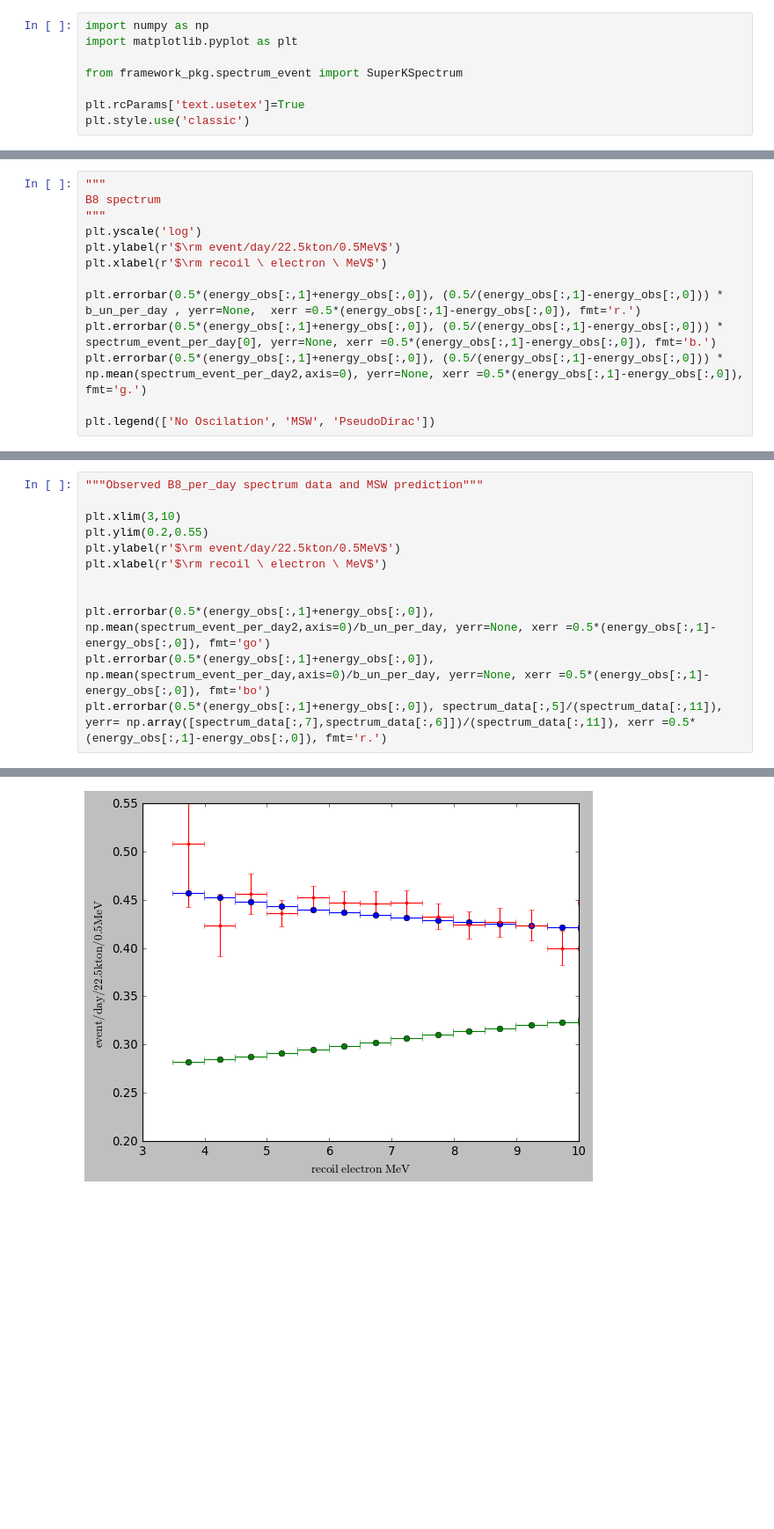
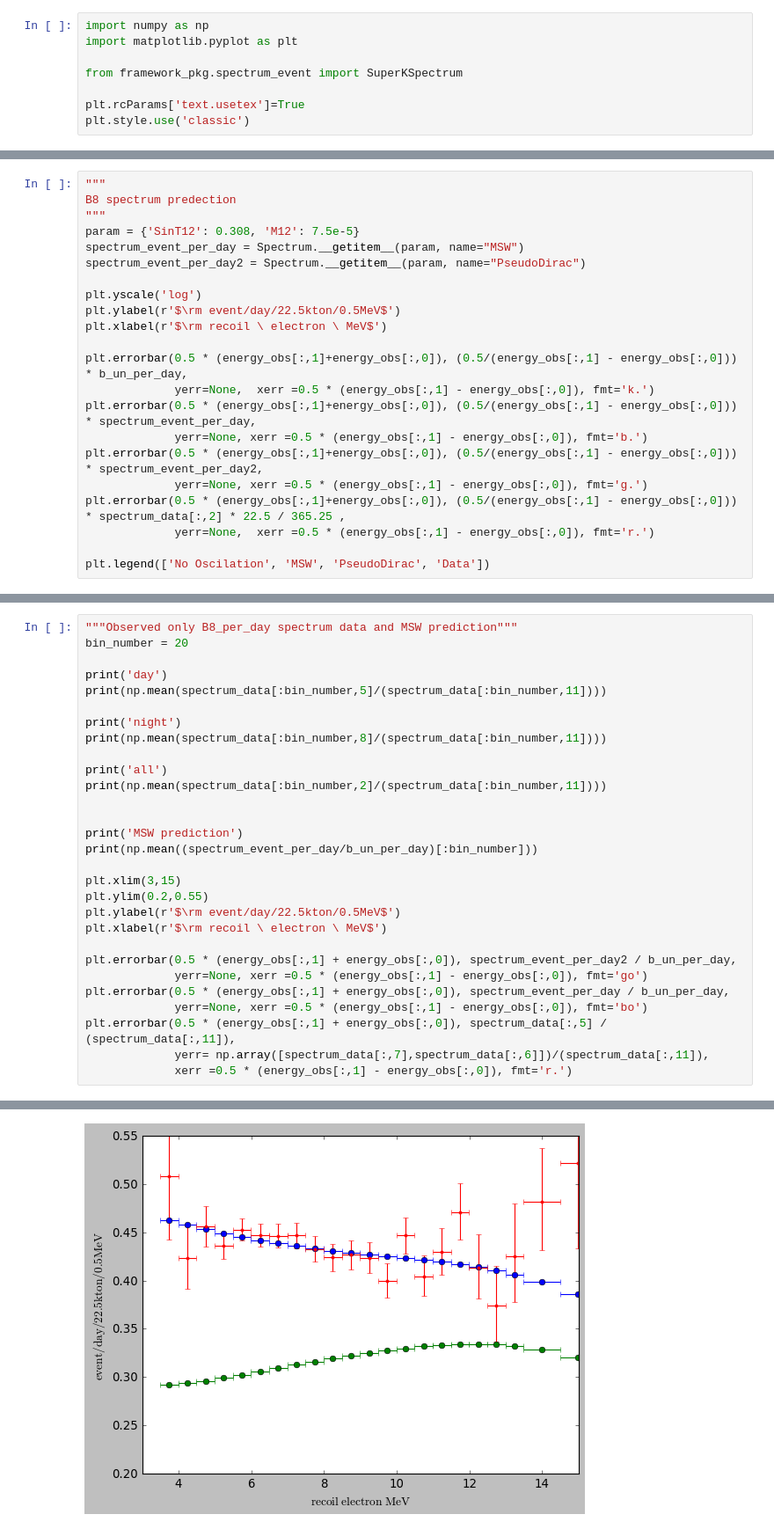
Before and after one commit to SaeedAnsarifard/NeuMod, a Jupyter notebook: Tutorial_Spectrum.ipynb, the cells around one changed output, grey strips where cells are left out. Shown: that part at 88% size. Cells and saved outputs as stored; diff of their text form; blank space fills up the shorter version.

```diff
--- a/Tutorial_Spectrum.ipynb
+++ b/Tutorial_Spectrum.ipynb
@@ -34,15 +49,24 @@ plt.errorbar(0.5*(energy_obs[:,1]+energy_obs[:,0]), (0.5/(energy_obs[:,1]-energy
 # %%
 """
-B8 spectrum
+B8 spectrum predection
 """
+param = {'SinT12': 0.308, 'M12': 7.5e-5}
+spectrum_event_per_day = Spectrum.__getitem__(param, name="MSW")
+spectrum_event_per_day2 = Spectrum.__getitem__(param, name="PseudoDirac")
+
 plt.yscale('log')
 plt.ylabel(r'$\rm event/day/22.5kton/0.5MeV$')
 plt.xlabel(r'$\rm recoil \ electron \ MeV$')
 
-plt.errorbar(0.5*(energy_obs[:,1]+energy_obs[:,0]), (0.5/(energy_obs[:,1]-energy_obs[:,0])) * b_un_per_day , yerr=None,  xerr =0.5*(energy_obs[:,1]-energy_obs[:,0]), fmt='r.')
-plt.errorbar(0.5*(energy_obs[:,1]+energy_obs[:,0]), (0.5/(energy_obs[:,1]-energy_obs[:,0])) * spectrum_event_per_day[0], yerr=None, xerr =0.5*(energy_obs[:,1]-energy_obs[:,0]), fmt='b.')
-plt.errorbar(0.5*(energy_obs[:,1]+energy_obs[:,0]), (0.5/(energy_obs[:,1]-energy_obs[:,0])) * np.mean(spectrum_event_per_day2,axis=0), yerr=None, xerr =0.5*(energy_obs[:,1]-energy_obs[:,0]), fmt='g.')
+plt.errorbar(0.5 * (energy_obs[:,1]+energy_obs[:,0]), (0.5/(energy_obs[:,1] - energy_obs[:,0])) * b_un_per_day,
+             yerr=None,  xerr =0.5 * (energy_obs[:,1] - energy_obs[:,0]), fmt='k.')
+plt.errorbar(0.5 * (energy_obs[:,1]+energy_obs[:,0]), (0.5/(energy_obs[:,1] - energy_obs[:,0])) * spectrum_event_per_day,
+             yerr=None, xerr =0.5 * (energy_obs[:,1] - energy_obs[:,0]), fmt='b.')
+plt.errorbar(0.5 * (energy_obs[:,1]+energy_obs[:,0]), (0.5/(energy_obs[:,1] - energy_obs[:,0])) * spectrum_event_per_day2,
+             yerr=None, xerr =0.5 * (energy_obs[:,1] - energy_obs[:,0]), fmt='g.')
+plt.errorbar(0.5 * (energy_obs[:,1]+energy_obs[:,0]), (0.5/(energy_obs[:,1] - energy_obs[:,0])) * spectrum_data[:,2] * 22.5 / 365.25 ,
+             yerr=None,  xerr =0.5 * (energy_obs[:,1] - energy_obs[:,0]), fmt='r.')
 
-plt.legend(['No Oscilation', 'MSW', 'PseudoDirac'])
+plt.legend(['No Oscilation', 'MSW', 'PseudoDirac', 'Data'])
 # %% [output]
 <matplotlib.legend.Legend at 0x...>
@@ -62,13 +74,30 @@ plt.hlines(xmin=2,xmax=20,y=0.441)
 # %%
-"""Observed B8_per_day spectrum data and MSW prediction"""
+"""Observed only B8_per_day spectrum data and MSW prediction"""
+bin_number = 20
 
-plt.xlim(3,10)
+print('day')
+print(np.mean(spectrum_data[:bin_number,5]/(spectrum_data[:bin_number,11])))
+
+print('night')
+print(np.mean(spectrum_data[:bin_number,8]/(spectrum_data[:bin_number,11])))
+
+print('all')
+print(np.mean(spectrum_data[:bin_number,2]/(spectrum_data[:bin_number,11])))
+
+
+print('MSW prediction')
+print(np.mean((spectrum_event_per_day/b_un_per_day)[:bin_number]))
+
+plt.xlim(3,15)
 plt.ylim(0.2,0.55)
 plt.ylabel(r'$\rm event/day/22.5kton/0.5MeV$')
 plt.xlabel(r'$\rm recoil \ electron \ MeV$')
 
-
-plt.errorbar(0.5*(energy_obs[:,1]+energy_obs[:,0]), np.mean(spectrum_event_per_day2,axis=0)/b_un_per_day, yerr=None, xerr =0.5*(energy_obs[:,1]-energy_obs[:,0]), fmt='go')
-plt.errorbar(0.5*(energy_obs[:,1]+energy_obs[:,0]), np.mean(spectrum_event_per_day,axis=0)/b_un_per_day, yerr=None, xerr =0.5*(energy_obs[:,1]-energy_obs[:,0]), fmt='bo')
-plt.errorbar(0.5*(energy_obs[:,1]+energy_obs[:,0]), spectrum_data[:,5]/(spectrum_data[:,11]), yerr= np.array([spectrum_data[:,7],spectrum_data[:,6]])/(spectrum_data[:,11]), xerr =0.5*(energy_obs[:,1]-energy_obs[:,0]), fmt='r.')
+plt.errorbar(0.5 * (energy_obs[:,1] + energy_obs[:,0]), spectrum_event_per_day2 / b_un_per_day,
+             yerr=None, xerr =0.5 * (energy_obs[:,1] - energy_obs[:,0]), fmt='go')
+plt.errorbar(0.5 * (energy_obs[:,1] + energy_obs[:,0]), spectrum_event_per_day / b_un_per_day,
+             yerr=None, xerr =0.5 * (energy_obs[:,1] - energy_obs[:,0]), fmt='bo')
+plt.errorbar(0.5 * (energy_obs[:,1] + energy_obs[:,0]), spectrum_data[:,5] / (spectrum_data[:,11]),
+             yerr= np.array([spectrum_data[:,7],spectrum_data[:,6]])/(spectrum_data[:,11]),
+             xerr =0.5 * (energy_obs[:,1] - energy_obs[:,0]), fmt='r.')
 # %% [output]
@@ -76 +113 @@ plt.errorbar(0.5*(energy_obs[:,1]+energy_obs[:,0]), spectrum_data[:,5]/(spectrum
-[figure, old version]
+[figure, new version]
```
Also changed, not shown: parts of 8 cells of this notebook, 5 other files.
